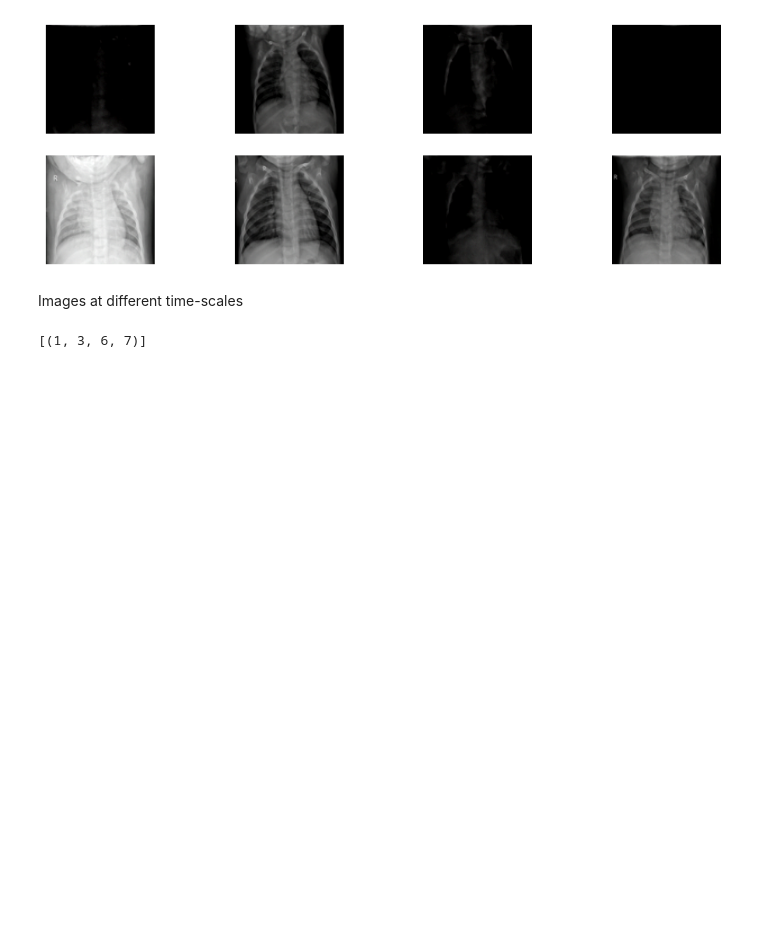
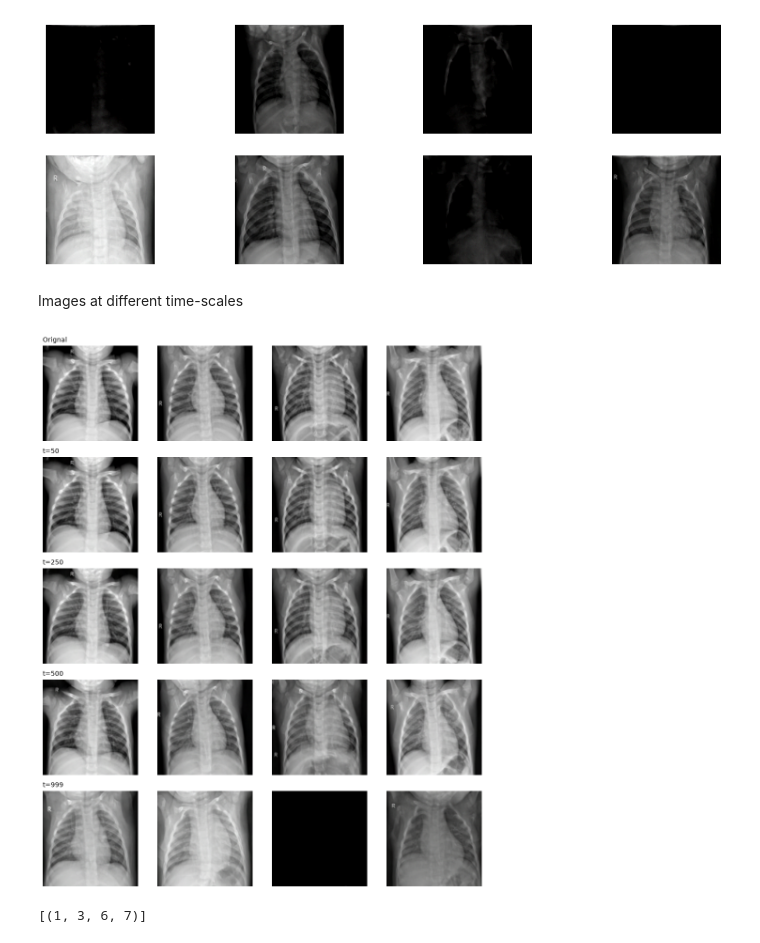
Before and after one commit to yomisosanya/diffusion-model-prototype, a Jupyter notebook: unet_02.ipynb, the cells around one changed output. Saved outputs shown, nothing was run; the diff lists cells and outputs as text; code cells hidden in the pictures; blank space fills up the shorter version.

Commit message:
images at different time-scales added

```diff
--- a/unet_02.ipynb
+++ b/unet_02.ipynb
@@ -786,36 +786,39 @@ betas = torch.linspace(start=1e-4, end=0.02, steps=1000, device=device)
 alpha_bar = torch.cumprod(1-betas, dim=0)
 
 timesteps = [50, 250, 500, 999]
 
+
 rows = [(x0.clamp(-1,1) + 1) / 2]
 titles = ['Orignal'] + [f't={item}' for item in timesteps]
 
 for t in timesteps:       # time-scales
 
     noise = torch.randn_like(x0)
     xt = (alpha_bar[t].sqrt() * x0) + ((1 - alpha_bar[t]).sqrt() * noise)
     out, _ = sample_(xt, model=model, t_start=t)
     rows.append(out)
 
 
-x = out.permute(0, 2, 3, 1).cpu()
+# x = out.permute(0, 2, 3, 1).cpu()
 
-fig, axes = plt.subplots(nrows=len(rows), ncols=x.shape[0], figsize=(10, 12))
+fig, axes = plt.subplots(nrows=len(rows), ncols=out.shape[0], figsize=(10, 12))
 
 for r, (images, title) in enumerate(zip(rows, titles)):
 
     images = images.permute(0, 2, 3, 1).cpu()
 
     for c in range(images.shape[0]):
 
-        axes[r, c].imshow(images[c])
+        axes[r, c].imshow(images[c].squeeze(-1), cmap='gray')
         axes[r, c].axis('off')
 
     axes[r, 0].set_title(title, loc='left', fontsize=10)
 
 
 plt.tight_layout()
 plt.show()
+# %% [output]
+[figure, added]
 # %%
 tt = (1, 3, 6, 7)
 
```
